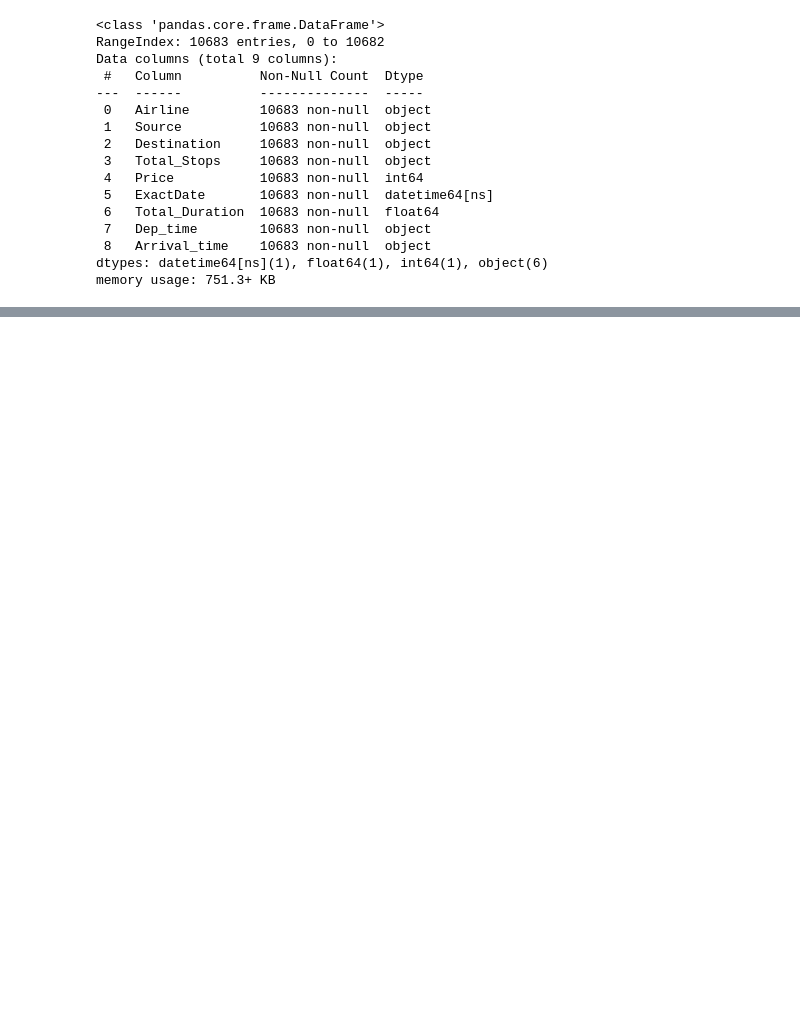
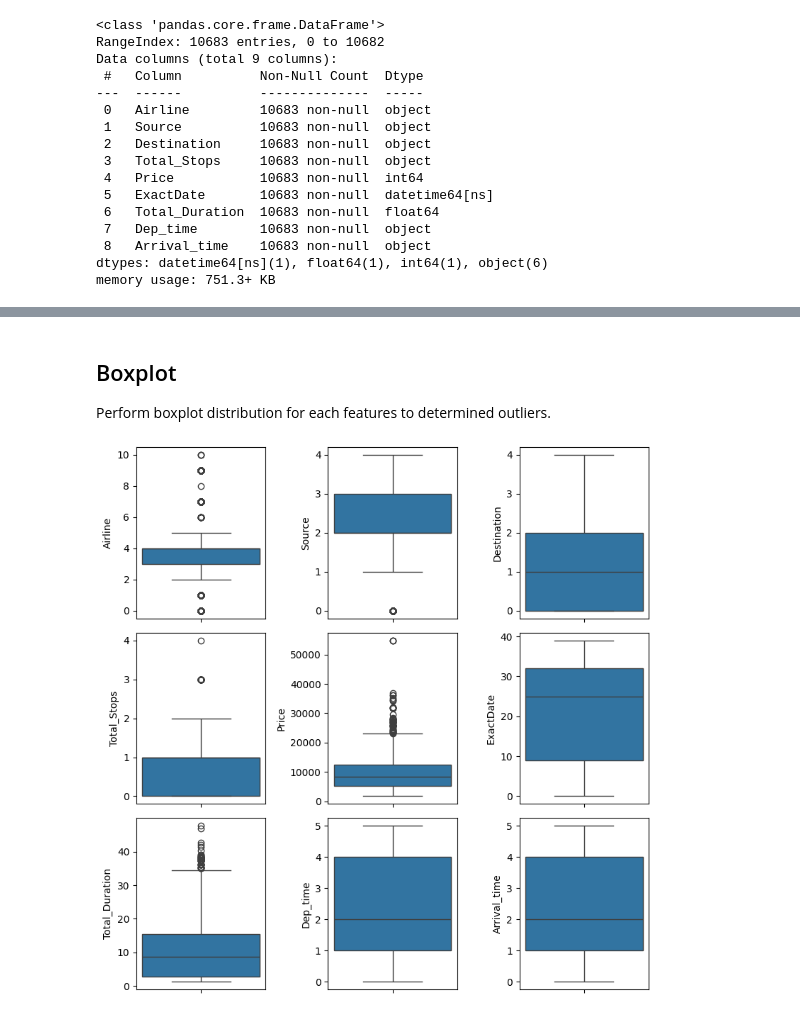
Before and after one commit to taychangjing/data-analysis-exploratory-projects, a Jupyter notebook: flight_price_pred/Untitled.ipynb, the cells around one changed output, grey strips where cells are left out. Drawn from its saved outputs; the diff is of its cells as text; code cells hidden in the pictures; blank space fills up the shorter version.

```diff
--- a/flight_price_pred/Untitled.ipynb
+++ b/flight_price_pred/Untitled.ipynb
@@ -443,0 +149,22 @@ sns.relplot(data=df_ave, x="Average_Duration", y="Average_Price", hue="Route", k
+# %%
+df_corr = df.copy()
+
+# Convert Category Variable to Numeric Code
+df_corr['Airline'] = df_corr['Airline'].astype('category').cat.codes
+df_corr['Source'] = df_corr['Source'].astype('category').cat.codes
+df_corr['Destination'] = df_corr['Destination'].astype('category').cat.codes
+df_corr['Total_Stops'] = df_corr['Total_Stops'].astype('category').cat.codes
+df_corr['Dep_time'] = df_corr['Dep_time'].astype('category').cat.codes
+df_corr['Arrival_time'] = df_corr['Arrival_time'].astype('category').cat.codes
+df_corr['ExactDate'] = df_corr['ExactDate'].astype('category').cat.codes
+# %% [markdown]
+<h2>Boxplot</h2> Perform boxplot distribution for each features to determined outliers.
+# %%
+plt.figure(figsize = (8, 8))
+for i, col in enumerate(df_corr.columns, 1):
+    plt.subplot(3, 3, i)
+    sns.boxplot(df_corr[col])
+    plt.tight_layout()
+    plt.plot()
+# %% [output]
+[figure, added]
```
Also changed, not shown: parts of 49 cells of this notebook, 1 other file.
